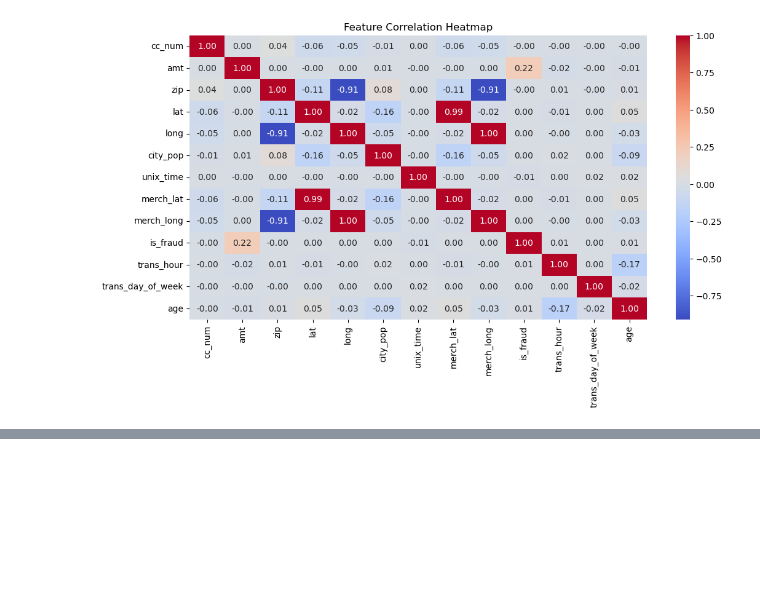
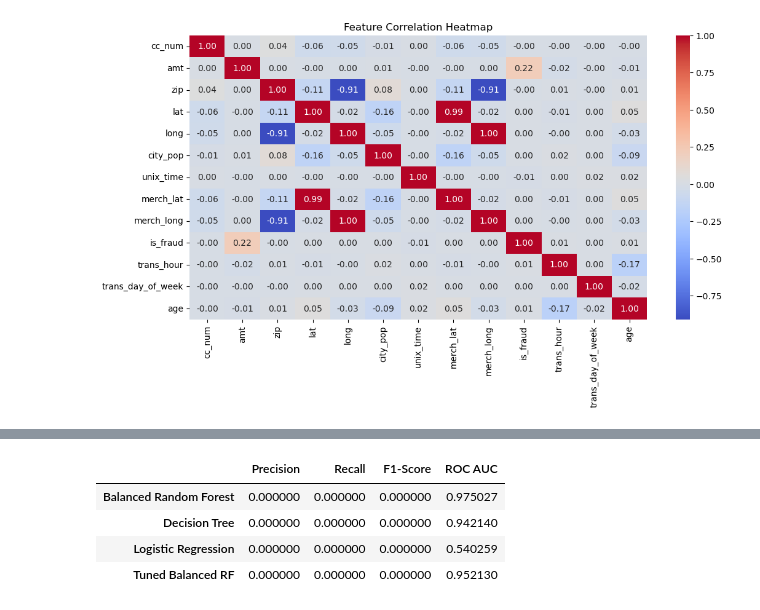
Before and after one commit to Shivangini-m/DataScienceGuidedCapstone, a Jupyter notebook: Capstone2/DataWranglingCaps-2.ipynb, the cells around one changed output, grey strips where cells are left out. Drawn from its saved outputs; the diff is of its cells as text; code cells hidden in the pictures; blank space fills up the shorter version.

```diff
--- a/Capstone2/DataWranglingCaps-2.ipynb
+++ b/Capstone2/DataWranglingCaps-2.ipynb
@@ -1380,0 +1524,63 @@ print("Final ROC AUC Score:", roc_auc_score(y_test, best_rf.predict_proba(X_test
+# %%
+
+#Replaced  previous Balanced Random Forest model with Fine-tune Balanced Random Forest
+
+from imblearn.ensemble import BalancedRandomForestClassifier
+
+# Fine-tune Balanced Random Forest
+models["Tuned Balanced RF"] = BalancedRandomForestClassifier(
+    n_estimators=200,    # More trees
+    max_depth=10,        # Prevent overfitting
+    random_state=42,
+    sampling_strategy="auto"
+)
+
+# Rerun training & evaluation
+# (Use the same loop from before to train & evaluate)
+# Step 3: Train & Evaluate Each Model
+for name, model in models.items():
+    print(f"\nTraining {name} on undersampled data...")
+
+    # Train the model using the **undersampled dataset**
+    model.fit(X_train_balanced, y_train_balanced)
+
+    # Make predictions
+    y_pred = model.predict(X_test)
+    y_prob = model.predict_proba(X_test)[:, 1]  # Probabilities for AUC
+
+    # Compute classification metrics
+    report = classification_report(y_test, y_pred, output_dict=True)
+    roc_auc = roc_auc_score(y_test, y_prob)
+
+    # Handle missing class 1 issue (if model predicts only one class)
+    if '1' not in report:
+        print(f" Warning: {name} predicted only one class. Adjusting recall & precision.")
+        results[name] = {
+            "Precision": 0,
+            "Recall": 0,
+            "F1-Score": 0,
+            "ROC AUC": roc_auc
+        }
+    else:
+        results[name] = {
+            "Precision": report['1']['precision'],
+            "Recall": report['1']['recall'],
+            "F1-Score": report['1']['f1-score'],
+            "ROC AUC": roc_auc
+        }
+
+    # Print performance summary
+    print(f"{name} Performance:\n", classification_report(y_test, y_pred))
+    print(f"ROC AUC Score: {roc_auc:.4f}")
+
+    # Debugging Step: Check predicted class distribution
+    unique, counts = np.unique(y_pred, return_counts=True)
+    print(f"Predicted class distribution: {dict(zip(unique, counts))}")
+
+# Step 4: Convert results to a DataFrame
+results_df = pd.DataFrame(results).T
+
+# Step 5: Display results
+print(" Model Comparison Results:")
+display(results_df)
+# %% [output]
@@ -1380,0 +1621,5 @@ print("Final ROC AUC Score:", roc_auc_score(y_test, best_rf.predict_proba(X_test
+|  | Precision | Recall | F1-Score | ROC AUC |
+| Balanced Random Forest | 0.000000 | 0.000000 | 0.000000 | 0.975027 |
+| Decision Tree | 0.000000 | 0.000000 | 0.000000 | 0.942140 |
+| Logistic Regression | 0.000000 | 0.000000 | 0.000000 | 0.540259 |
+| Tuned Balanced RF | 0.000000 | 0.000000 | 0.000000 | 0.952130 |
```
Also changed, not shown: parts of 70 cells of this notebook, 1 other file.
